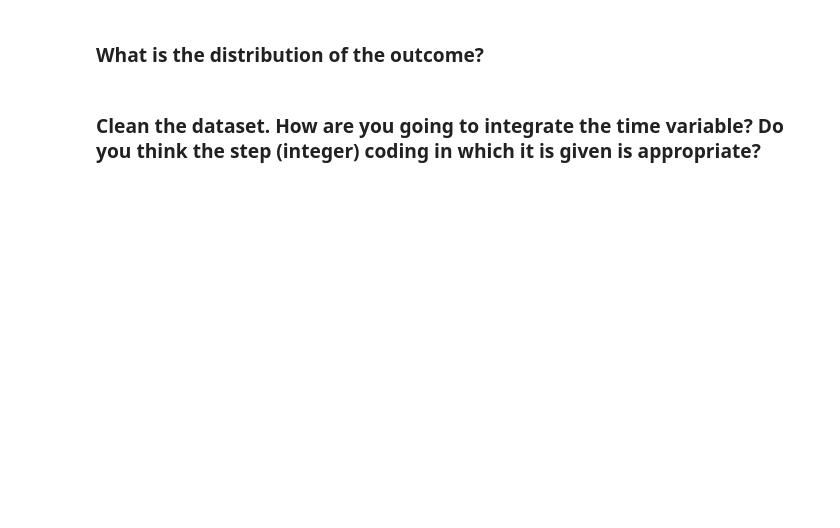
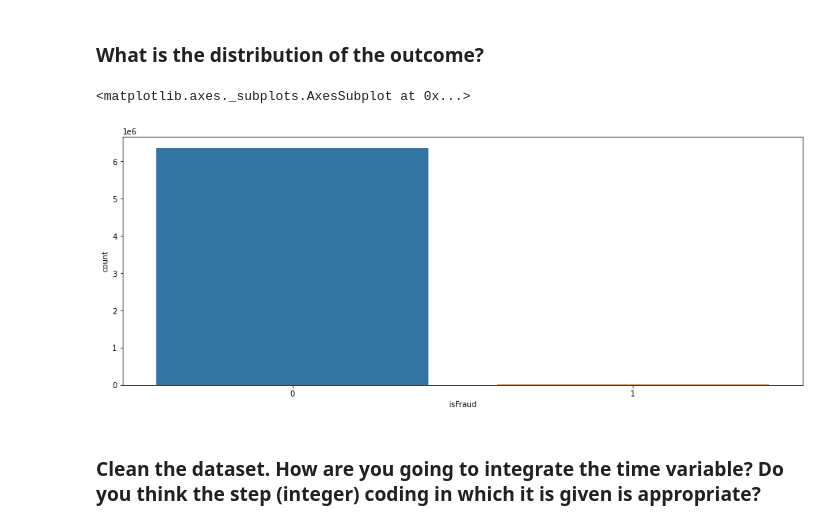
Before and after one commit to ta-datapt-bcn/lab-unbalance, a Jupyter notebook: your-code/lab_inbalance.ipynb, the cells around one changed output. Cells and saved outputs as stored; diff of their text form; code cells hidden in the pictures; blank space fills up the shorter version.

```diff
--- a/your-code/lab_inbalance.ipynb
+++ b/your-code/lab_inbalance.ipynb
@@ -12,5 +307,9 @@ Like we disussed in class, when we have noisy data, if we are not careful, we ca
 ### What is the distribution of the outcome?
 # %%
 # Your response here
+sns.countplot(data["isFraud"])
+# %% [output]
+<matplotlib.axes._subplots.AxesSubplot at 0x...>
+[figure, added]
 # %% [markdown]
 ### Clean the dataset. How are you going to integrate the time variable? Do you think the step (integer) coding in which it is given is appropriate?
```
Also changed, not shown: parts of 39 cells of this notebook.
